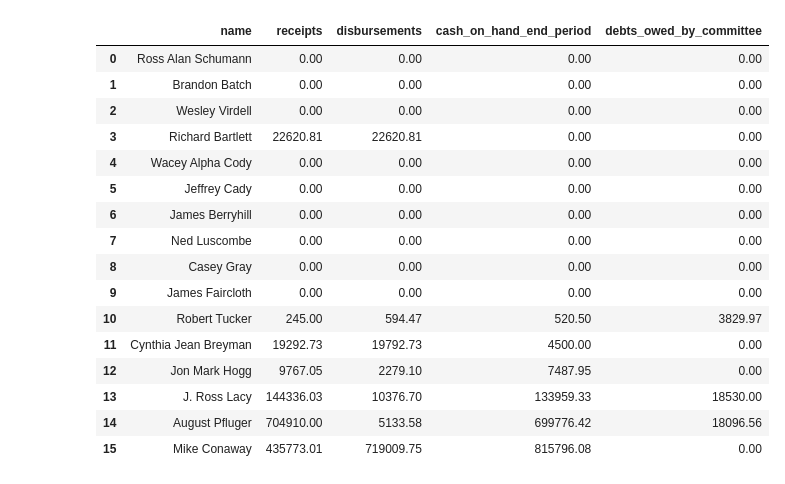
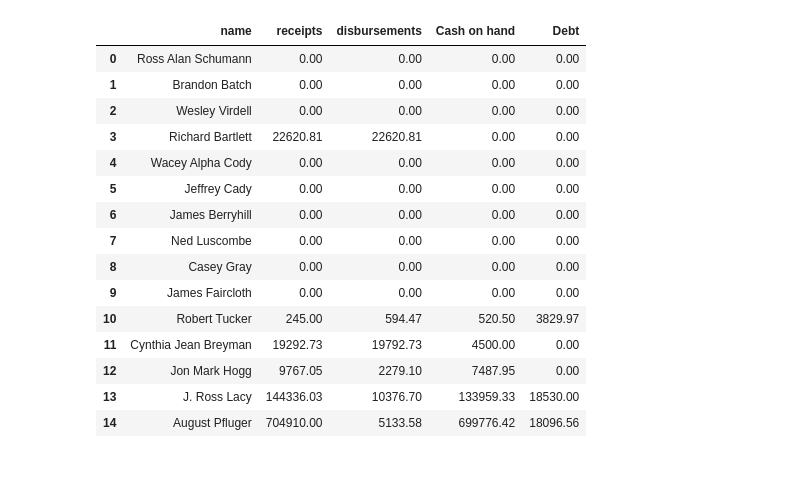
Before and after one commit to nemo-omen/tx-politics, a Jupyter notebook: 11th_district.ipynb, the cells around one changed output. Cells and saved outputs as stored; diff of their text form; code cells hidden in the pictures.

```diff
--- a/11th_district.ipynb
+++ b/11th_district.ipynb
@@ -32,12 +32,14 @@ merged = pd.merge(df, contribs, on='name')
 # %%
 # merged.head()
 # %%
-totals_2019 = pd.read_csv('fec/totals_2019.csv')
-totals_2019 = totals_2019.sort_values('cash_on_hand_end_period').reset_index(drop=True)
+totals_2019 = pd.read_csv('fec/totals_2019.csv').rename(columns={'debts_owed_by_committee':'Debt', 'cash_on_hand_end_period':'Cash on hand'})
+totals_2019 = totals_2019[totals_2019.name != 'Mike Conaway']
+
+totals_2019 = totals_2019.sort_values('Cash on hand').reset_index(drop=True)
 # totals_2019 = totals_2019.drop([11])
 totals_2019
 # %% [output]
-|  | name | receipts | disbursements | cash_on_hand_end_period | debts_owed_by_committee |
+|  | name | receipts | disbursements | Cash on hand | Debt |
 | 0 | Ross Alan Schumann | 0.00 | 0.00 | 0.00 | 0.00 |
 | 1 | Brandon Batch | 0.00 | 0.00 | 0.00 | 0.00 |
 | 2 | Wesley Virdell | 0.00 | 0.00 | 0.00 | 0.00 |
@@ -53,5 +55,4 @@ totals_2019
 | 12 | Jon Mark Hogg | 9767.05 | 2279.10 | 7487.95 | 0.00 |
 | 13 | J. Ross Lacy | 144336.03 | 10376.70 | 133959.33 | 18530.00 |
 | 14 | August Pfluger | 704910.00 | 5133.58 | 699776.42 | 18096.56 |
-| 15 | Mike Conaway | 435773.01 | 719009.75 | 815796.08 | 0.00 |
 # %%
```
Also changed, not shown: parts of 3 cells of this notebook.
